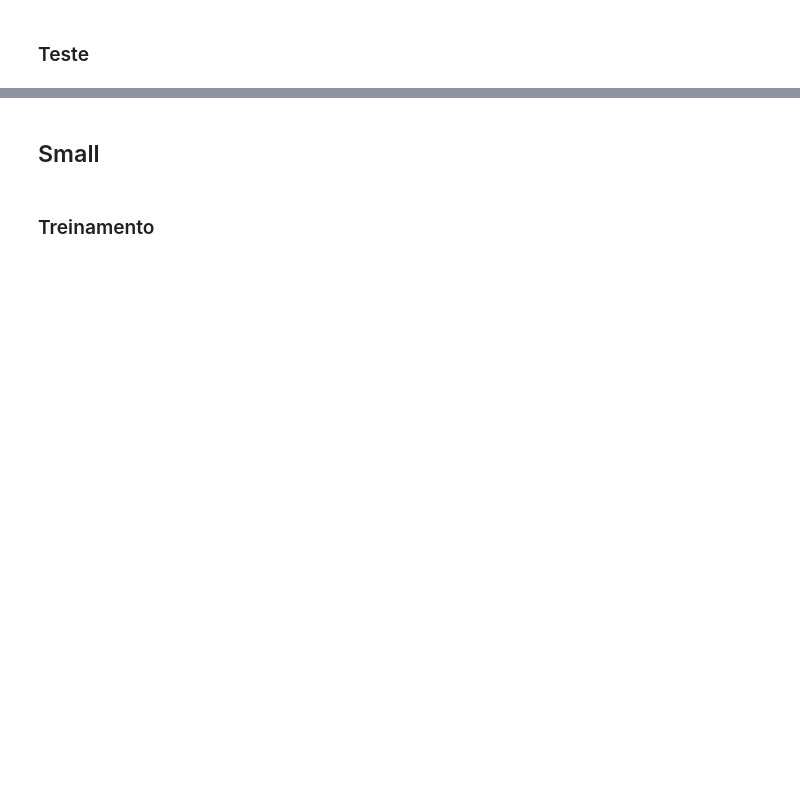
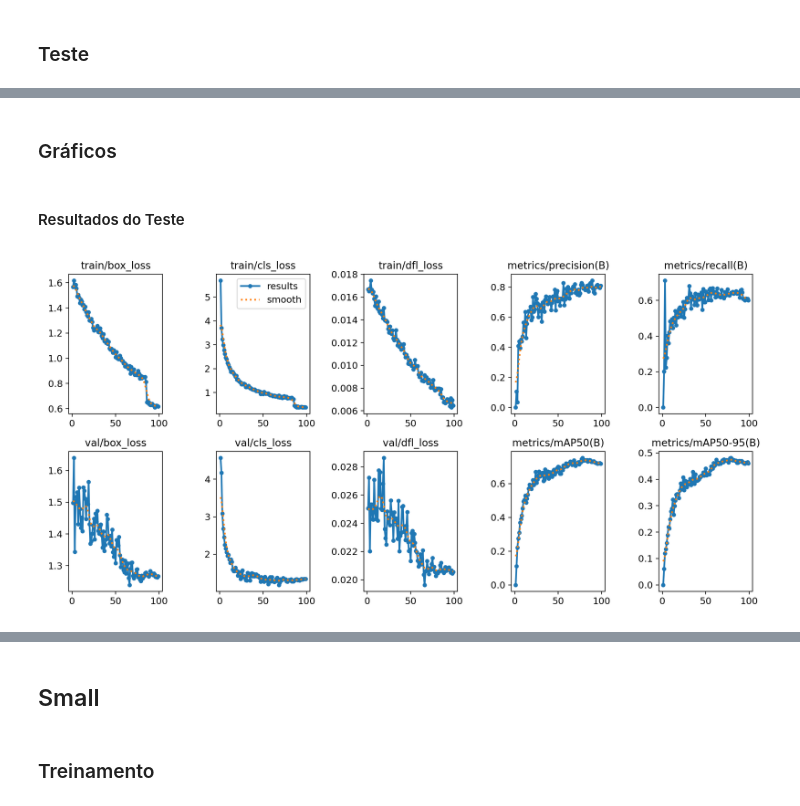
Before and after one commit to oHenryy/yolo_dangerous_items, a Jupyter notebook: yolo_dangerousItens.ipynb, the cells around one changed output, grey strips where cells are left out. Cells and saved outputs as stored; diff of their text form; code cells hidden in the pictures; blank space fills up the shorter version.

Commit message:
feat: visualização

```diff
--- a/yolo_dangerousItens.ipynb
+++ b/yolo_dangerousItens.ipynb
@@ -257,0 +246,10 @@ Results saved to /home/henry/yolo_dangerous_items/runs/detect/val12
+# %% [markdown]
+### Gráficos
+# %%
+nano_dir = results_train_nano.save_dir
+# %% [markdown]
+#### Resultados do Teste
+# %%
+display(Image(filename=os.path.join(nano_dir, 'results.png'), width=850))
+# %% [output]
+[figure, added]
```
Also changed, not shown: parts of 23 cells of this notebook.
